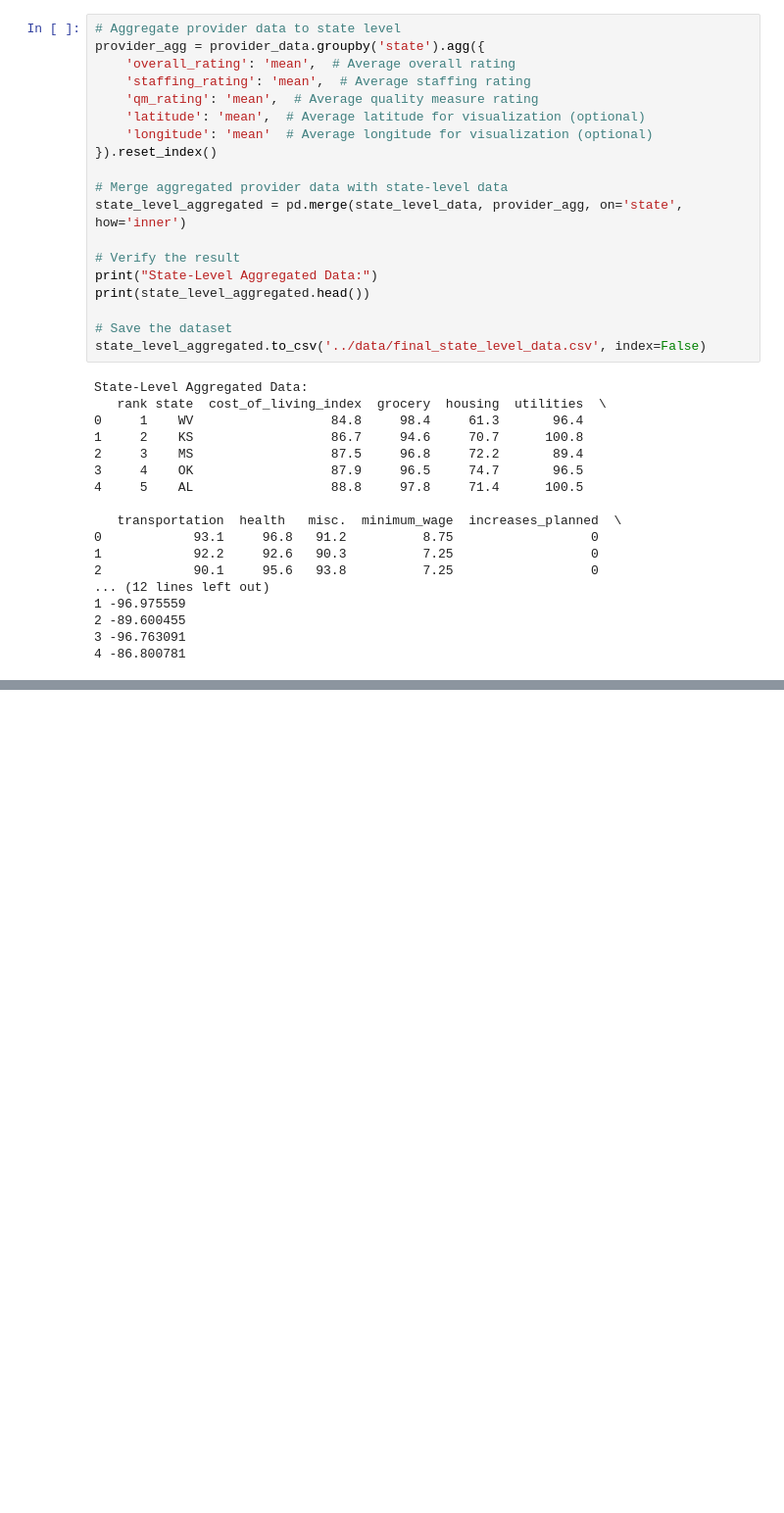
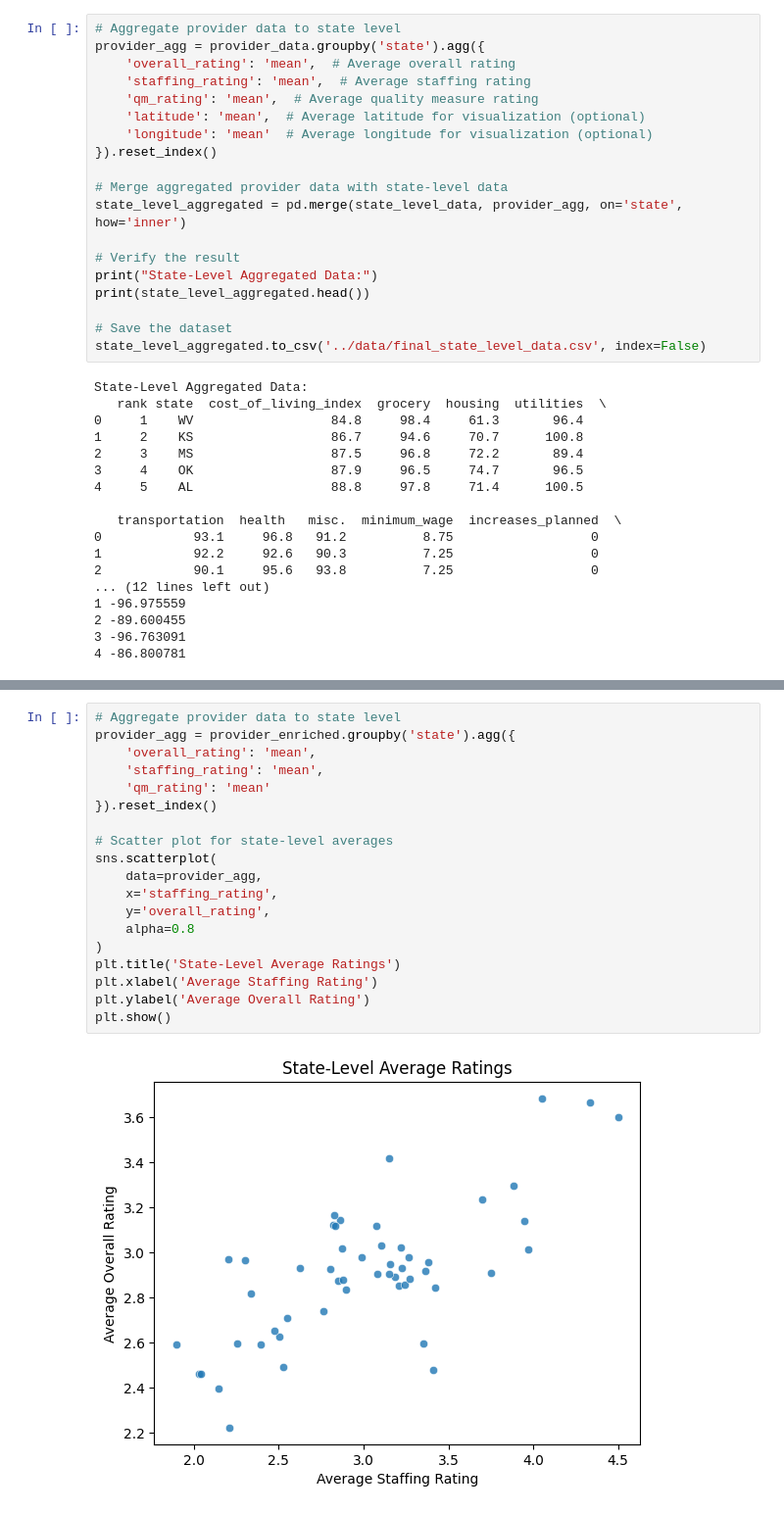
Before and after one commit to jcoo573/Capstone-Project-Nursing-Home-Wages-Qual_Care-Analysis, a Jupyter notebook: notebooks/data_wrangling_and_analysis.ipynb, the cells around one changed output, grey strips where cells are left out. Shown: that part at 98% size. Cells and saved outputs as stored; diff of their text form; blank space fills up the shorter version.

```diff
--- a/notebooks/data_wrangling_and_analysis.ipynb
+++ b/notebooks/data_wrangling_and_analysis.ipynb
@@ -307,0 +434,21 @@ State-Level Aggregated Data:
+# %%
+# Aggregate provider data to state level
+provider_agg = provider_enriched.groupby('state').agg({
+    'overall_rating': 'mean',
+    'staffing_rating': 'mean',
+    'qm_rating': 'mean'
+}).reset_index()
+
+# Scatter plot for state-level averages
+sns.scatterplot(
+    data=provider_agg,
+    x='staffing_rating',
+    y='overall_rating',
+    alpha=0.8
+)
+plt.title('State-Level Average Ratings')
+plt.xlabel('Average Staffing Rating')
+plt.ylabel('Average Overall Rating')
+plt.show()
+# %% [output]
+[figure, added]
```
Also changed, not shown: parts of 11 cells of this notebook, 1 other file.
